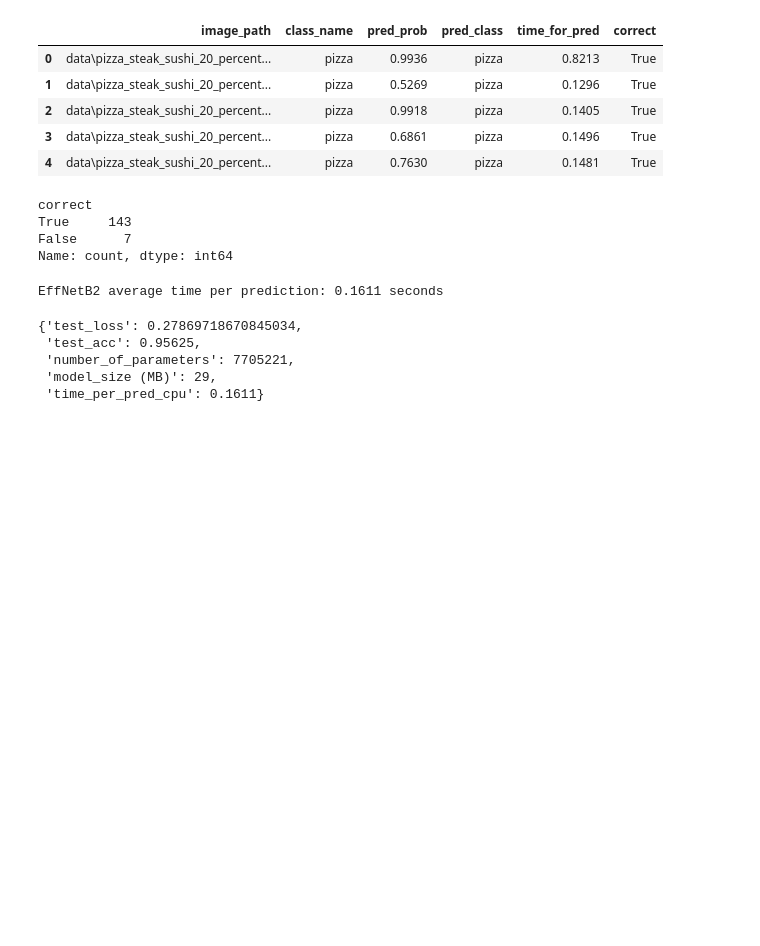
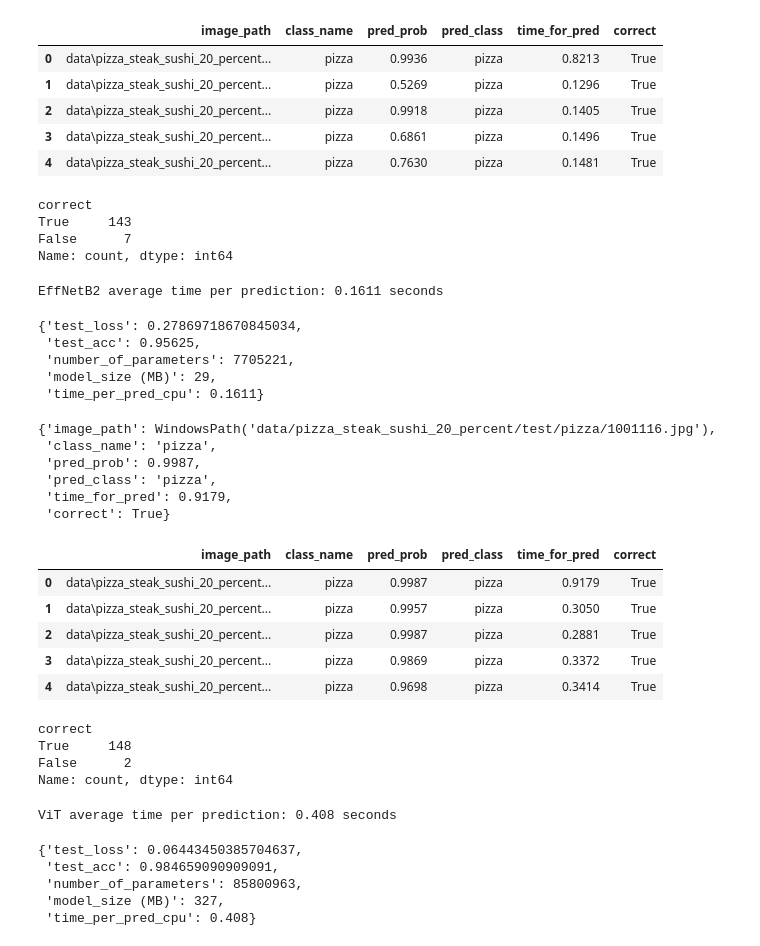
Before and after one commit to ChandulaSenevirathna/PyTorch_Model_Deployment, a Jupyter notebook: model_deploymeNt.ipynb, the cells around one changed output. Drawn from its saved outputs; the diff is of its cells as text; code cells hidden in the pictures; blank space fills up the shorter version.

Commit message:
ViT stats

```diff
--- a/model_deploymeNt.ipynb
+++ b/model_deploymeNt.ipynb
@@ -490,3 +490,50 @@ effnetb2_stats
  'number_of_parameters': 7705221,
  'model_size (MB)': 29,
  'time_per_pred_cpu': 0.1611}
+# %%
+# Make list of prediction dictionaries with ViT feature extractor model on test images
+vit_test_pred_dicts = pred_and_store(paths=test_data_paths,
+                                     model=vit,
+                                     transform=vit_transforms,
+                                     class_names=class_names,
+                                     device="cpu")
+# %%
+vit_test_pred_dicts[0]
+# %% [output]
+{'image_path': WindowsPath('data/pizza_steak_sushi_20_percent/test/pizza/1001116.jpg'),
+ 'class_name': 'pizza',
+ 'pred_prob': 0.9987,
+ 'pred_class': 'pizza',
+ 'time_for_pred': 0.9179,
+ 'correct': True}
+# %%
+vit_test_pred_df = pd.DataFrame(vit_test_pred_dicts)
+vit_test_pred_df.head()
+# %% [output]
+|  | image_path | class_name | pred_prob | pred_class | time_for_pred | correct |
+| 0 | data\pizza_steak_sushi_20_percent... | pizza | 0.9987 | pizza | 0.9179 | True |
+| 1 | data\pizza_steak_sushi_20_percent... | pizza | 0.9957 | pizza | 0.3050 | True |
+| 2 | data\pizza_steak_sushi_20_percent... | pizza | 0.9987 | pizza | 0.2881 | True |
+| 3 | data\pizza_steak_sushi_20_percent... | pizza | 0.9869 | pizza | 0.3372 | True |
+| 4 | data\pizza_steak_sushi_20_percent... | pizza | 0.9698 | pizza | 0.3414 | True |
+# %%
+vit_test_pred_df.correct.value_counts()
+# %% [output]
+correct
+True     148
+False      2
+Name: count, dtype: int64
+# %%
+vit_average_time_per_pred = round(vit_test_pred_df.time_for_pred.mean(), 4)
+print(f"ViT average time per prediction: {vit_average_time_per_pred} seconds")
+# %% [output]
+ViT average time per prediction: 0.408 seconds
+# %%
+vit_stats["time_per_pred_cpu"] = vit_average_time_per_pred
+vit_stats
+# %% [output]
+{'test_loss': 0.06443450385704637,
+ 'test_acc': 0.984659090909091,
+ 'number_of_parameters': 85800963,
+ 'model_size (MB)': 327,
+ 'time_per_pred_cpu': 0.408}
```
